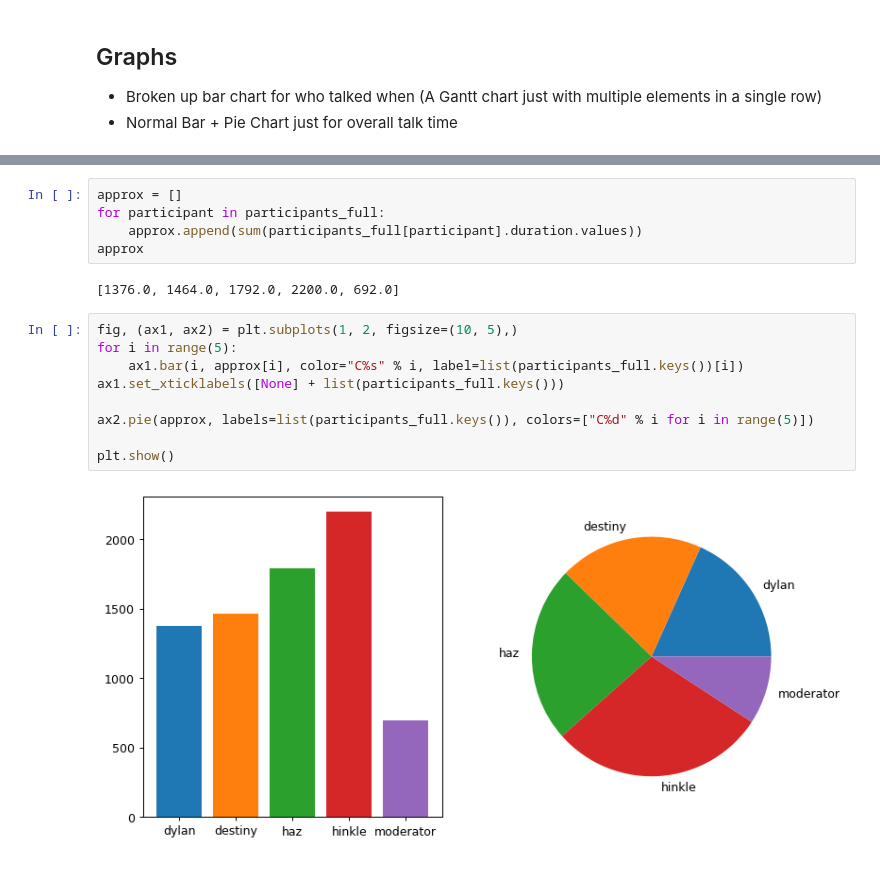
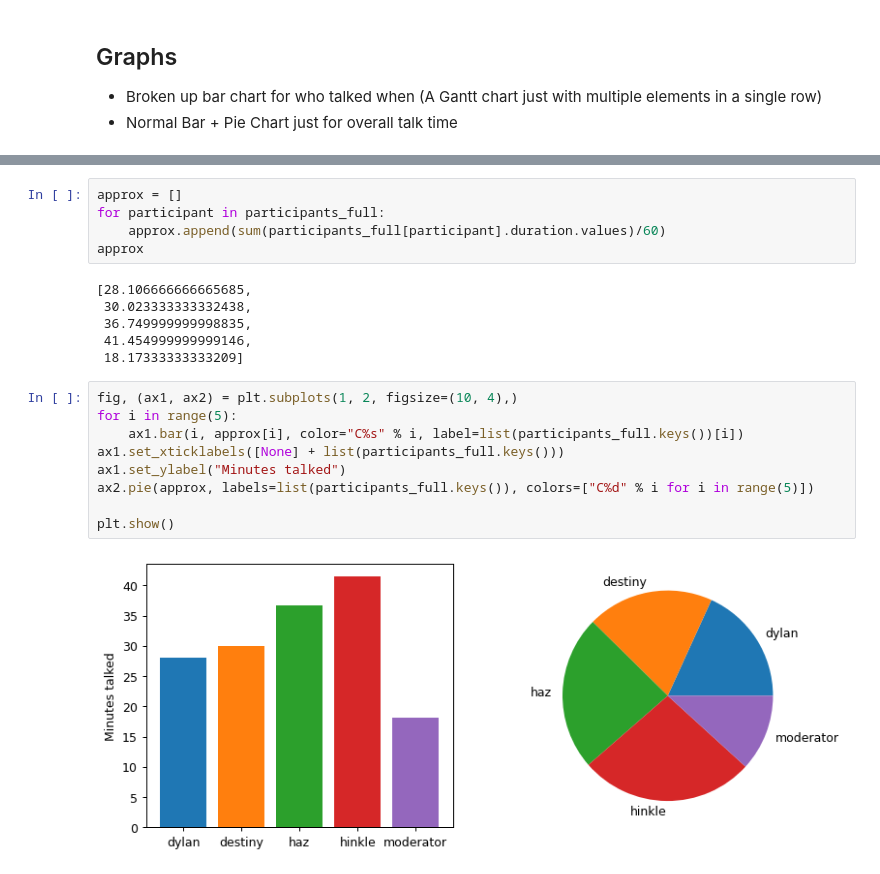
Before and after one commit to DoctressWasTaken/DD_Debate_Analysis, a Jupyter notebook: Main.ipynb, the cells around one changed output, grey strips where cells are left out. Cells and saved outputs as stored; diff of their text form.

```diff
--- a/Main.ipynb
+++ b/Main.ipynb
@@ -263,18 +262,22 @@ plt.legend(labels=["dylan", "destiny", "haz", "hinkle", "moderator"])
 # %%
 approx = []
 for participant in participants_full:
-    approx.append(sum(participants_full[participant].duration.values))
+    approx.append(sum(participants_full[participant].duration.values)/60)
 approx
 # %% [output]
-[1376.0, 1464.0, 1792.0, 2200.0, 692.0]
+[28.106666666665685,
+ 30.023333333332438,
+ 36.749999999998835,
+ 41.454999999999146,
+ 18.17333333333209]
 # %%
-fig, (ax1, ax2) = plt.subplots(1, 2, figsize=(10, 5),)
+fig, (ax1, ax2) = plt.subplots(1, 2, figsize=(10, 4),)
 for i in range(5):
     ax1.bar(i, approx[i], color="C%s" % i, label=list(participants_full.keys())[i])
 ax1.set_xticklabels([None] + list(participants_full.keys()))
-
+ax1.set_ylabel("Minutes talked")
 ax2.pie(approx, labels=list(participants_full.keys()), colors=["C%d" % i for i in range(5)])
 
 plt.show()
 # %% [output]
-[figure, old version]
+[figure, new version]
```
Also changed, not shown: parts of 4 cells of this notebook, 1 other file.
